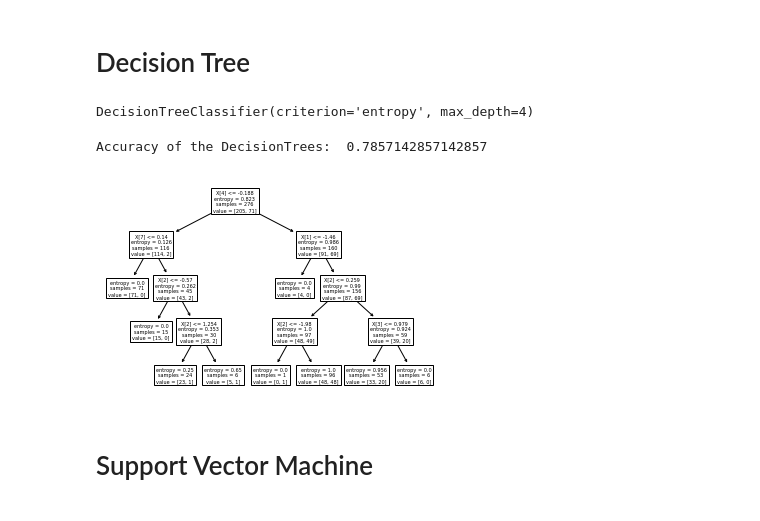
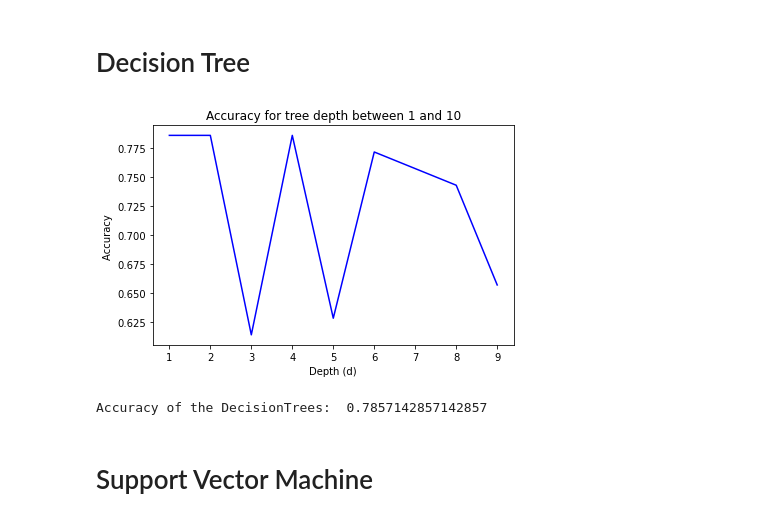
Before and after one commit to theresa-newton/Coursera_Capstone_Project, a Jupyter notebook: ML0101EN-Proj-Loan-py-nb.ipynb, the cells around one changed output. Cells and saved outputs as stored; diff of their text form; code cells hidden in the pictures.

```diff
--- a/ML0101EN-Proj-Loan-py-nb.ipynb
+++ b/ML0101EN-Proj-Loan-py-nb.ipynb
@@ -343,24 +351,36 @@ print("Accuracy of the k-nearest neighbor with k=7: ", metrics.accuracy_score(y_
 Accuracy of the k-nearest neighbor with k=7:  0.8
 # %% [markdown]
 # Decision Tree
+# %%
+# run an iterative model to see what is the best depth
+ds = 10
+mean_acc = np.zeros((ds-1))
+std_acc = np.zeros((ds-1))
+
+#Train Model and Predict for each k value
+for n in range(1,ds):
+    #Train Model and Predict
+    tree = DecisionTreeClassifier(criterion="entropy", max_depth = n).fit(X_train,y_train)
+    yhat_tree_iter=tree.predict(X_test)
+    mean_acc[n-1] = metrics.accuracy_score(y_test, yhat_tree_iter)
+
+ #generate a plot for the different k values to see which one is the best.
+plt.plot(range(1,ds),mean_acc,color='blue')
+plt.title('Accuracy for tree depth between 1 and 10')
+plt.ylabel('Accuracy ')
+plt.xlabel('Depth (d)')
+plt.tight_layout()
+plt.show()
+# %% [output]
+[figure, added]
 # %%
-#Make the tree and fit the model
-loanTree=DecisionTreeClassifier(criterion="entropy", max_depth = 4)
+##Make the tree and fit the model using d=2. Then make the predictions and check the accuracy
+loanTree=DecisionTreeClassifier(criterion="entropy", max_depth = 2)
 loanTree.fit(X_train,y_train)
+predTree=loanTree.predict(X_test)
+print("Accuracy of the DecisionTrees: ", metrics.accuracy_score(y_test, predTree))
 # %% [output]
-DecisionTreeClassifier(criterion='entropy', max_depth=4)
+Accuracy of the DecisionTrees:  0.7857142857142857
-# %%
-#Make the predictions and check the accuracy
-predTree=loanTree.predict(X_test)
-print("Accuracy of the DecisionTrees: ", metrics.accuracy_score(y_test, predTree))
-# %% [output]
-Accuracy of the DecisionTrees:  0.7857142857142857
-# %%
-#print out the tree
-tree.plot_tree(loanTree)
-plt.show()
-# %% [output]
-[figure, removed]
 # %% [markdown]
 # Support Vector Machine
 # %%
```
Also changed, not shown: parts of 1 cell of this notebook.
